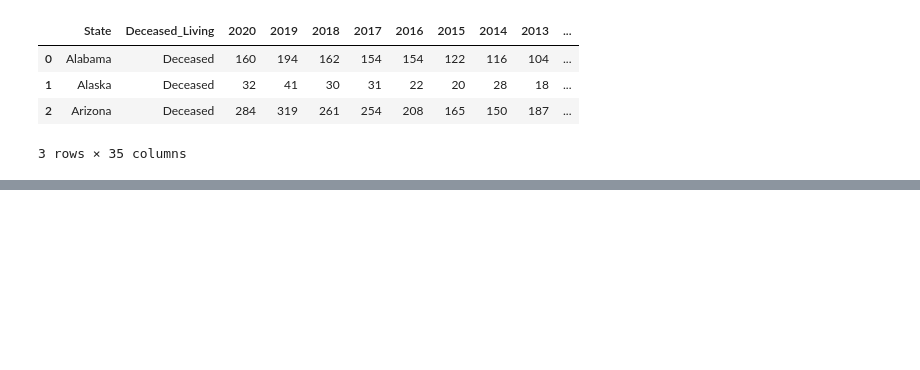
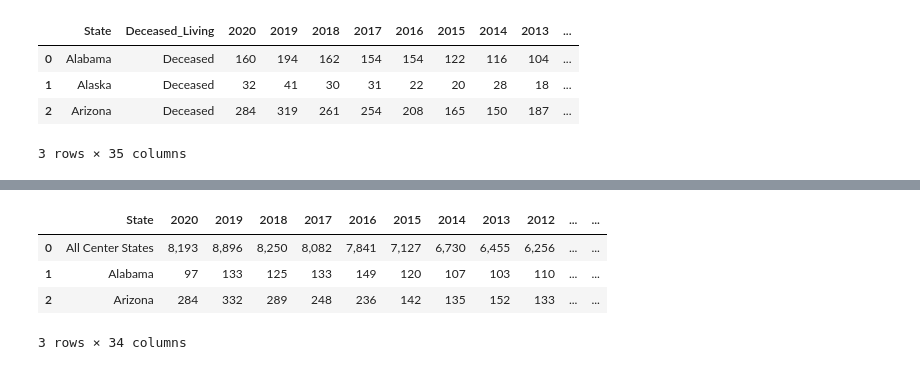
Before and after one commit to Lbrady1025/OPTN-analysis, a Jupyter notebook: csv_to_sql.ipynb, the cells around one changed output, grey strips where cells are left out. Cells and saved outputs as stored; diff of their text form; code cells hidden in the pictures; blank space fills up the shorter version.

```diff
--- a/csv_to_sql.ipynb
+++ b/csv_to_sql.ipynb
@@ -33,2 +98,12 @@ transplant_state_liver.head(3)
+# %%
+#rename unnamed
+transplant_state_liver = transplant_state_liver.rename(columns={"Unnamed: 0": "State"})
+transplant_state_liver.head(3)
+# %% [output]
+|  | State | 2020 | 2019 | 2018 | 2017 | 2016 | 2015 | 2014 | 2013 | 2012 | ... | ... |
+| 0 | All Center States | 8,193 | 8,896 | 8,250 | 8,082 | 7,841 | 7,127 | 6,730 | 6,455 | 6,256 | ... | ... |
+| 1 | Alabama | 97 | 133 | 125 | 133 | 149 | 120 | 107 | 103 | 110 | ... | ... |
+| 2 | Arizona | 284 | 332 | 289 | 248 | 236 | 142 | 135 | 152 | 133 | ... | ... |
+3 rows × 34 columns
 # %%
 transplant_state_lung.head(3)
```
Also changed, not shown: parts of 15 cells of this notebook.
